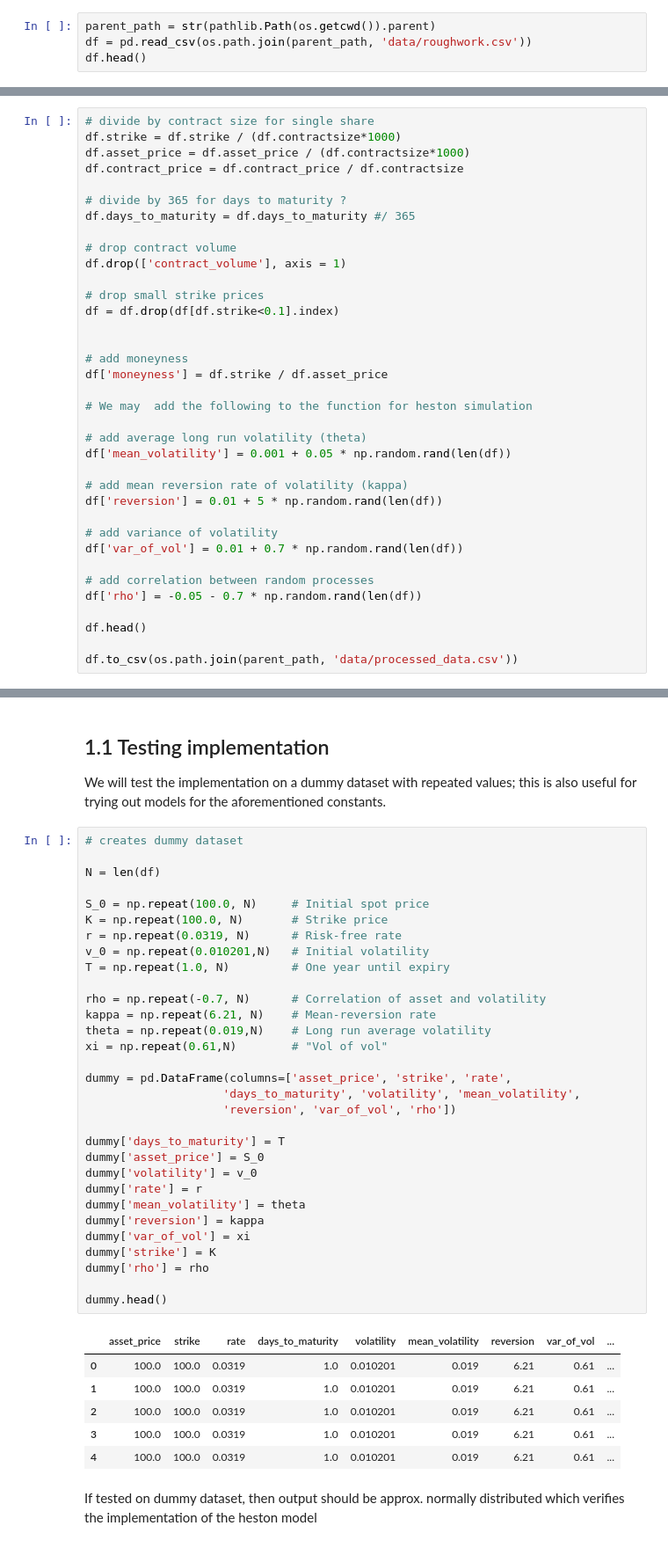
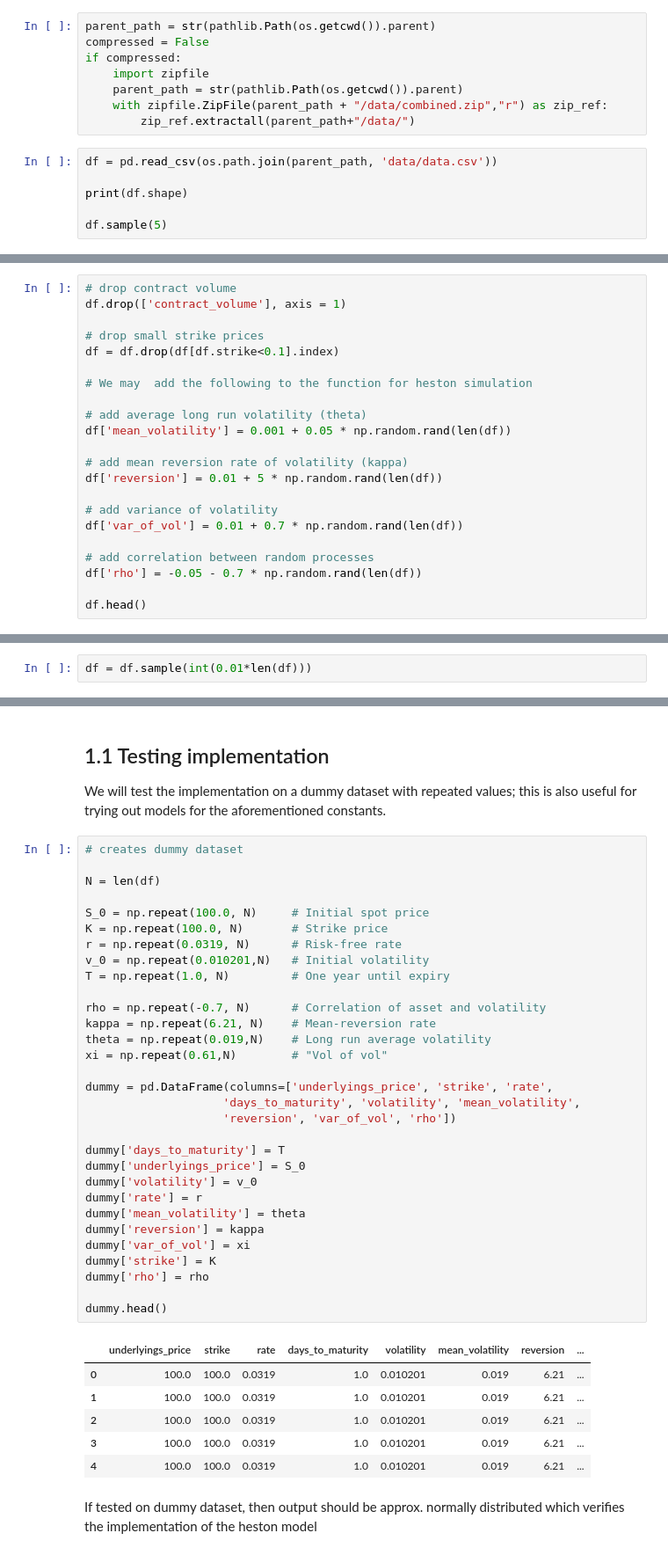
Before and after one commit to MathePhysics/UROP-2022, a Jupyter notebook: MonteCarloBenchmark/heston.ipynb, the cells around one changed output, grey strips where cells are left out. Shown at 88% size. Cells and saved outputs as stored; diff of their text form.

```diff
--- a/MonteCarloBenchmark/heston.ipynb
+++ b/MonteCarloBenchmark/heston.ipynb
@@ -89,7 +134,17 @@ To produce a large number of results, we need to utilize the built-in vectorizat
 # %% [markdown]
 We first load data for experiment and preprocess (roughly)
+# %%
+parent_path = str(pathlib.Path(os.getcwd()).parent)
+compressed = False
+if compressed:
+    import zipfile
+    parent_path = str(pathlib.Path(os.getcwd()).parent)
+    with zipfile.ZipFile(parent_path + "/data/combined.zip","r") as zip_ref:
+        zip_ref.extractall(parent_path+"/data/")
 # %%
-parent_path = str(pathlib.Path(os.getcwd()).parent)
-df = pd.read_csv(os.path.join(parent_path, 'data/roughwork.csv'))
-df.head()
+df = pd.read_csv(os.path.join(parent_path, 'data/data.csv'))
+
+print(df.shape)
+
+df.sample(5)
 # %% [output]
@@ -106,21 +162,9 @@ Here we use (almost) the same approach to model average long run volatility $\th
 # %%
-# divide by contract size for single share
-df.strike = df.strike / (df.contractsize*1000)
-df.asset_price = df.asset_price / (df.contractsize*1000)
-df.contract_price = df.contract_price / df.contractsize
-
-# divide by 365 for days to maturity ?
-df.days_to_maturity = df.days_to_maturity #/ 365
-
 # drop contract volume
 df.drop(['contract_volume'], axis = 1)
 
 # drop small strike prices
 df = df.drop(df[df.strike<0.1].index)
-
-
-# add moneyness
-df['moneyness'] = df.strike / df.asset_price
 
 # We may  add the following to the function for heston simulation
 
@@ -137,5 +181,3 @@ df['var_of_vol'] = 0.01 + 0.7 * np.random.rand(len(df))
 df['rho'] = -0.05 - 0.7 * np.random.rand(len(df))
 
 df.head()
-
-df.to_csv(os.path.join(parent_path, 'data/processed_data.csv'))
@@ -186,0 +193,2 @@ def generate_heston_vec(df, steps=1000, num_sims=100000):
+# %%
+df = df.sample(int(0.01*len(df)))
@@ -236,41 +247,41 @@ We will test the implementation on a dummy dataset with repeated values; this is
 # %%
 # creates dummy dataset
 
 N = len(df)
 
 S_0 = np.repeat(100.0, N)     # Initial spot price
 K = np.repeat(100.0, N)       # Strike price
 r = np.repeat(0.0319, N)      # Risk-free rate
 v_0 = np.repeat(0.010201,N)   # Initial volatility
 T = np.repeat(1.0, N)         # One year until expiry
 
 rho = np.repeat(-0.7, N)      # Correlation of asset and volatility
 kappa = np.repeat(6.21, N)    # Mean-reversion rate
 theta = np.repeat(0.019,N)    # Long run average volatility
 xi = np.repeat(0.61,N)        # "Vol of vol"
 
-dummy = pd.DataFrame(columns=['asset_price', 'strike', 'rate',
+dummy = pd.DataFrame(columns=['underlyings_price', 'strike', 'rate',
                     'days_to_maturity', 'volatility', 'mean_volatility',
                     'reversion', 'var_of_vol', 'rho'])
 
 dummy['days_to_maturity'] = T
-dummy['asset_price'] = S_0
+dummy['underlyings_price'] = S_0
 dummy['volatility'] = v_0
 dummy['rate'] = r
 dummy['mean_volatility'] = theta
 dummy['reversion'] = kappa
 dummy['var_of_vol'] = xi
 dummy['strike'] = K
 dummy['rho'] = rho
 
 dummy.head()
 # %% [output]
-|  | asset_price | strike | rate | days_to_maturity | volatility | mean_volatility | reversion | var_of_vol | ... |
-| 0 | 100.0 | 100.0 | 0.0319 | 1.0 | 0.010201 | 0.019 | 6.21 | 0.61 | ... |
-| 1 | 100.0 | 100.0 | 0.0319 | 1.0 | 0.010201 | 0.019 | 6.21 | 0.61 | ... |
-| 2 | 100.0 | 100.0 | 0.0319 | 1.0 | 0.010201 | 0.019 | 6.21 | 0.61 | ... |
-| 3 | 100.0 | 100.0 | 0.0319 | 1.0 | 0.010201 | 0.019 | 6.21 | 0.61 | ... |
-| 4 | 100.0 | 100.0 | 0.0319 | 1.0 | 0.010201 | 0.019 | 6.21 | 0.61 | ... |
+|  | underlyings_price | strike | rate | days_to_maturity | volatility | mean_volatility | reversion | ... |
+| 0 | 100.0 | 100.0 | 0.0319 | 1.0 | 0.010201 | 0.019 | 6.21 | ... |
+| 1 | 100.0 | 100.0 | 0.0319 | 1.0 | 0.010201 | 0.019 | 6.21 | ... |
+| 2 | 100.0 | 100.0 | 0.0319 | 1.0 | 0.010201 | 0.019 | 6.21 | ... |
+| 3 | 100.0 | 100.0 | 0.0319 | 1.0 | 0.010201 | 0.019 | 6.21 | ... |
+| 4 | 100.0 | 100.0 | 0.0319 | 1.0 | 0.010201 | 0.019 | 6.21 | ... |
 # %% [markdown]
 If tested on dummy dataset, then output should be approx. normally distributed which verifies the implementation of the heston model
 # %%
```
Also changed, not shown: parts of 12 cells of this notebook.
